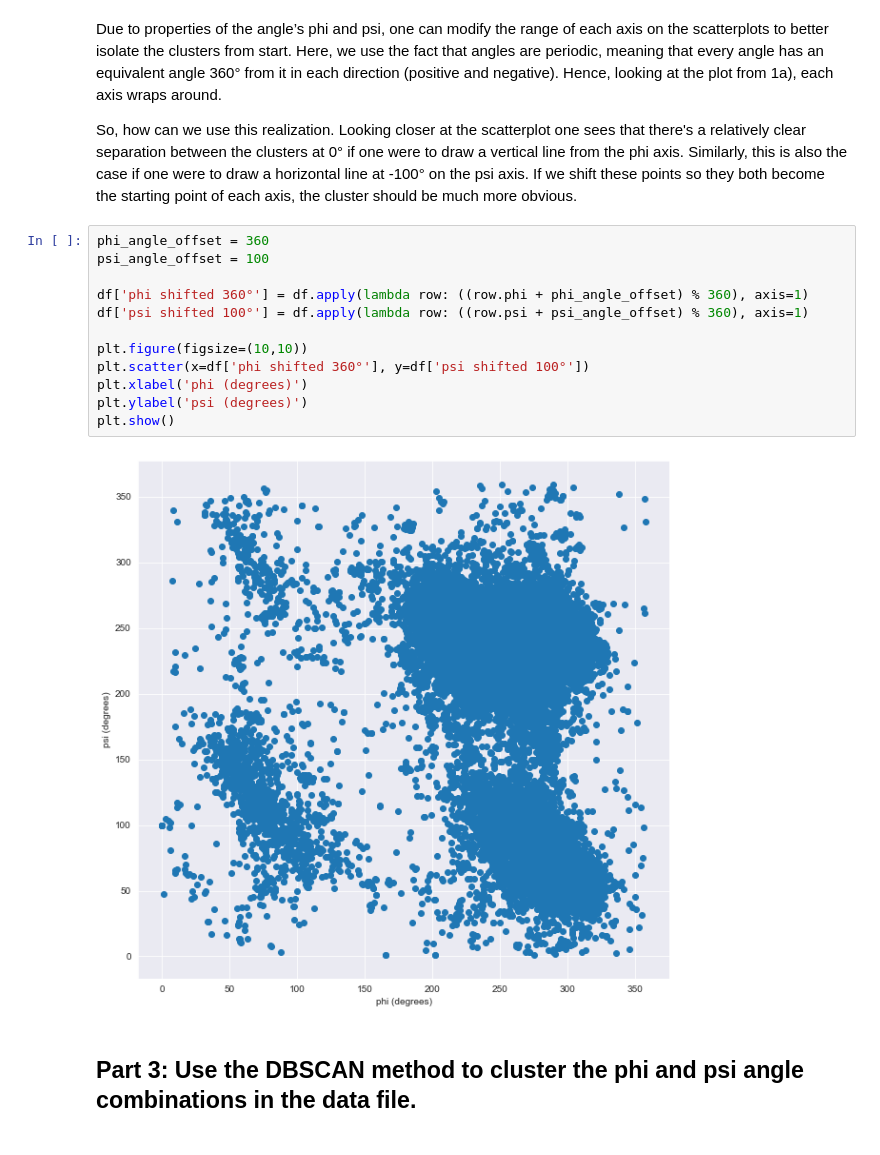
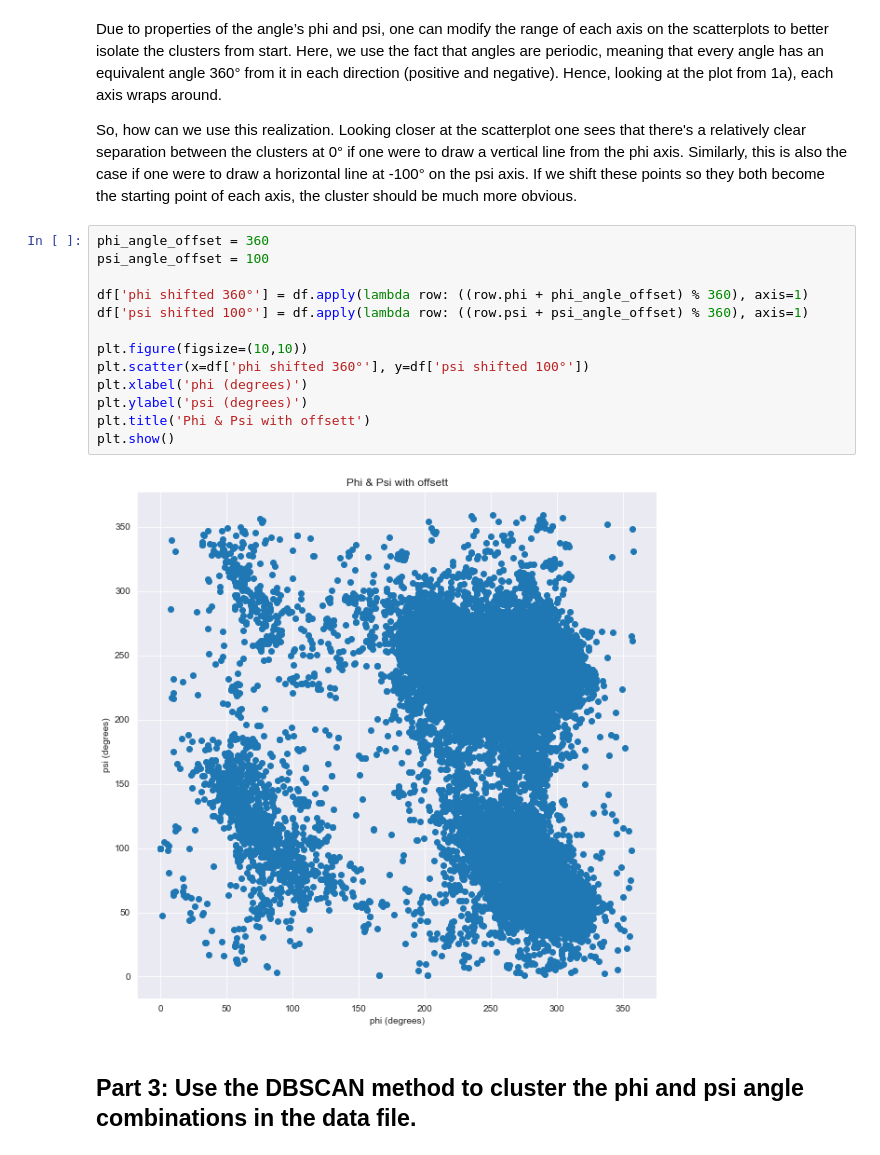
Before and after one commit to lukasmartinsson/dat405, a Jupyter notebook: assignment_3/assignment_3.ipynb, the cells around one changed output. Saved outputs shown, nothing was run; the diff lists cells and outputs as text.

```diff
--- a/assignment_3/assignment_3.ipynb
+++ b/assignment_3/assignment_3.ipynb
@@ -192,17 +205,18 @@ So, how can we use this realization. Looking closer at the scatterplot one sees
 # %%
 phi_angle_offset = 360
 psi_angle_offset = 100
 
 df['phi shifted 360°'] = df.apply(lambda row: ((row.phi + phi_angle_offset) % 360), axis=1)
 df['psi shifted 100°'] = df.apply(lambda row: ((row.psi + psi_angle_offset) % 360), axis=1)
 
 plt.figure(figsize=(10,10))
 plt.scatter(x=df['phi shifted 360°'], y=df['psi shifted 100°'])
 plt.xlabel('phi (degrees)')
 plt.ylabel('psi (degrees)')
+plt.title('Phi & Psi with offsett')
 plt.show()
 # %% [output]
-[figure, old version]
+[figure, new version]
 # %% [markdown]
 ## **Part 3**: Use the DBSCAN method to cluster the phi and psi angle combinations in the data file.
 # %%
```
Also changed, not shown: parts of 9 cells of this notebook.
